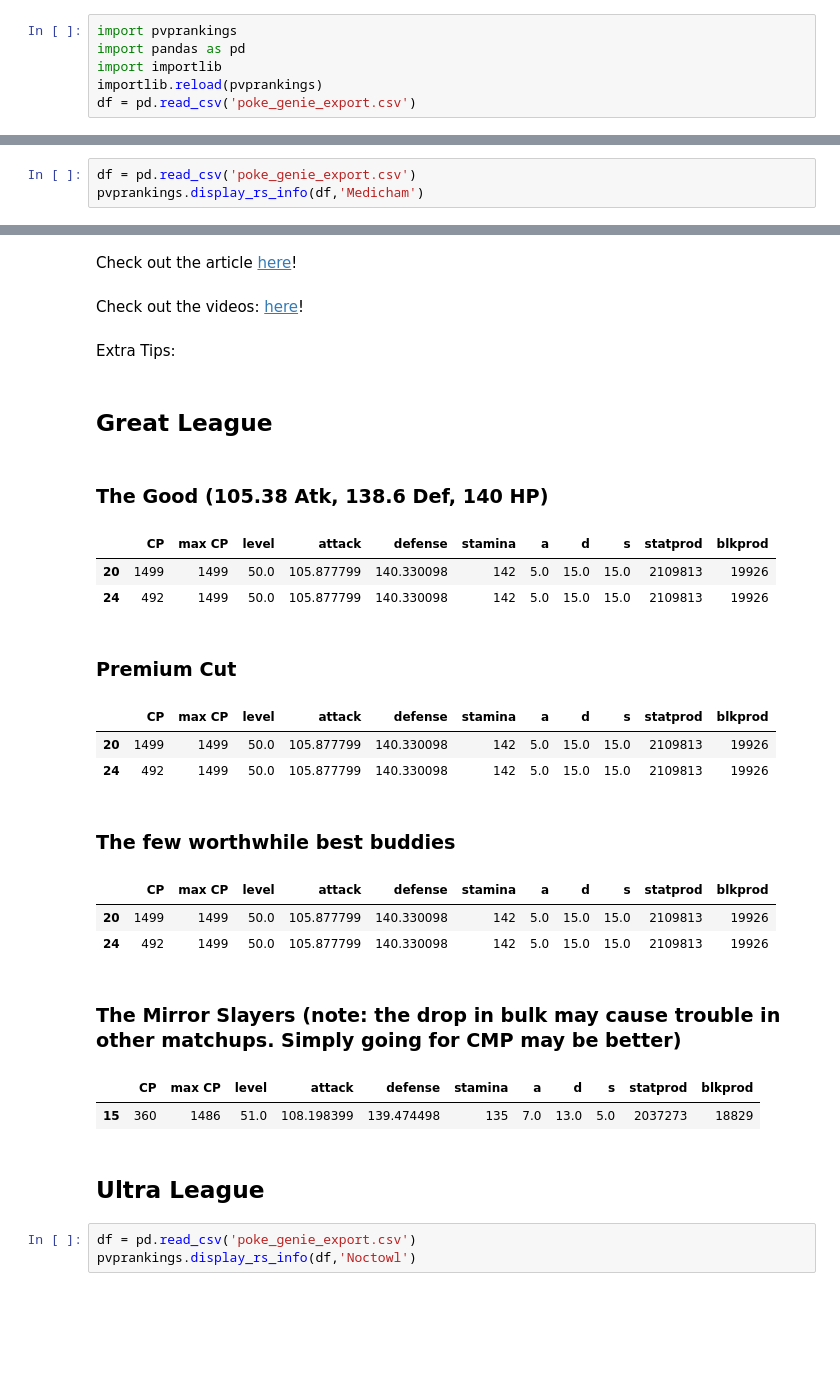
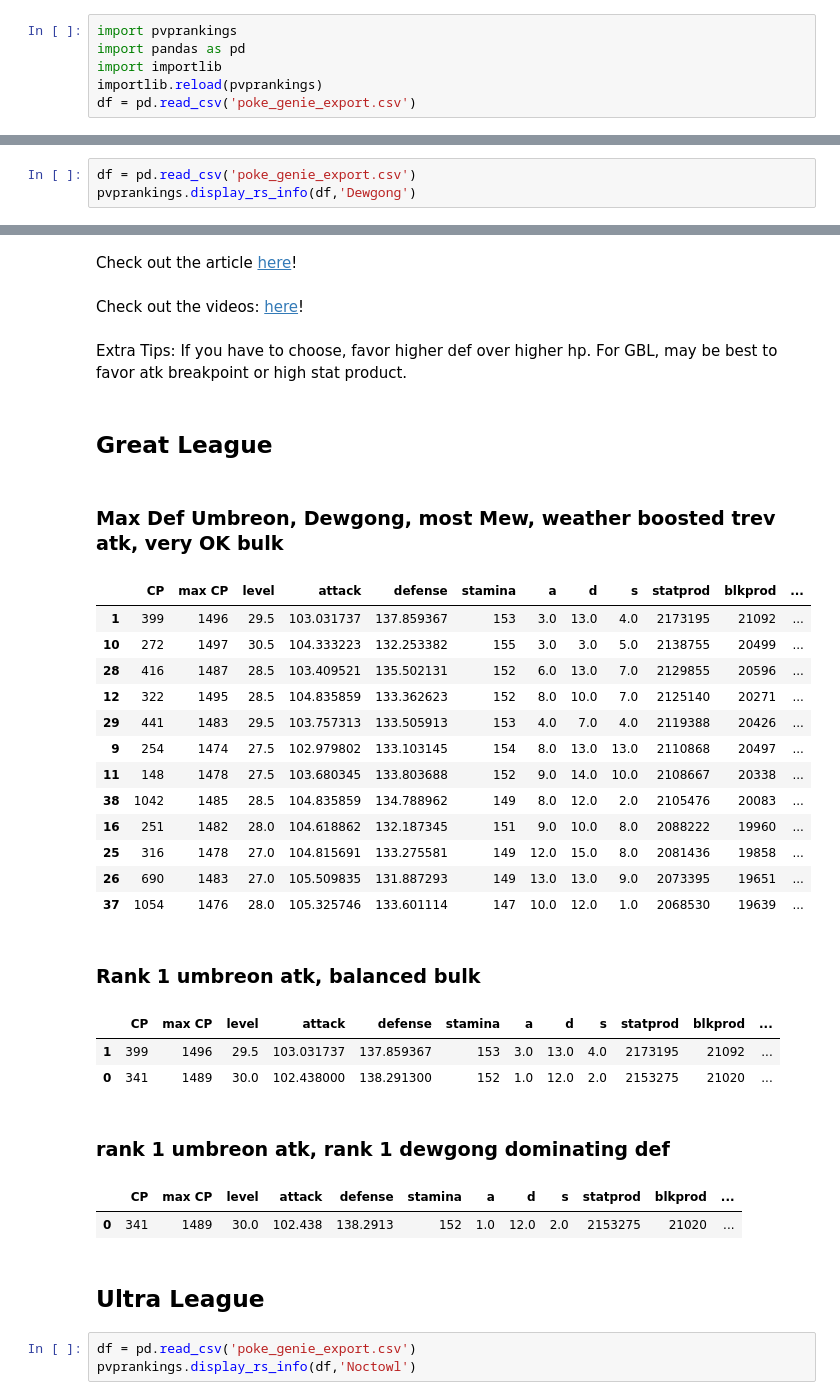
Before and after one commit to mglerner/PoGoIVChecker, a Jupyter notebook: FilterIVs.ipynb, the cells around one changed output, grey strips where cells are left out. Cells and saved outputs as stored; diff of their text form; blank space fills up the shorter version.

Commit message:
more pokemon, more work on ranking

```diff
--- a/FilterIVs.ipynb
+++ b/FilterIVs.ipynb
@@ -114,4 +110,4 @@ Extra Tips:
 # %%
 df = pd.read_csv('poke_genie_export.csv')
-pvprankings.display_rs_info(df,'Medicham')
+pvprankings.display_rs_info(df,'Dewgong')
 # %% [output]
@@ -119,23 +115,29 @@ pvprankings.display_rs_info(df,'Medicham')
-Check out the article [here](https://gamepress.gg/pokemongo/medicham-pvp-iv-deep-dive)!
+Check out the article [here](https://gamepress.gg/pokemongo/dewgong-pvp-iv-deep-dive)!
-Check out the videos: [here](https://www.youtube.com/watch?v=-ihUhkBfdok)!
+Check out the videos: [here](https://www.youtube.com/watch?v=u_eDH5HNg1M)!
-Extra Tips:
+Extra Tips: If you have to choose, favor higher def over higher hp. For GBL, may be best to favor atk breakpoint or high stat product.
 ## Great League
-### The Good (105.38 Atk, 138.6 Def, 140 HP)
+### Max Def Umbreon, Dewgong, most Mew, weather boosted trev atk, very OK bulk
-|  | CP | max CP | level | attack | defense | stamina | a | d | s | statprod | blkprod |
-| 20 | 1499 | 1499 | 50.0 | 105.877799 | 140.330098 | 142 | 5.0 | 15.0 | 15.0 | 2109813 | 19926 |
-| 24 | 492 | 1499 | 50.0 | 105.877799 | 140.330098 | 142 | 5.0 | 15.0 | 15.0 | 2109813 | 19926 |
+|  | CP | max CP | level | attack | defense | stamina | a | d | s | statprod | blkprod | ... |
+| 1 | 399 | 1496 | 29.5 | 103.031737 | 137.859367 | 153 | 3.0 | 13.0 | 4.0 | 2173195 | 21092 | ... |
+| 10 | 272 | 1497 | 30.5 | 104.333223 | 132.253382 | 155 | 3.0 | 3.0 | 5.0 | 2138755 | 20499 | ... |
+| 28 | 416 | 1487 | 28.5 | 103.409521 | 135.502131 | 152 | 6.0 | 13.0 | 7.0 | 2129855 | 20596 | ... |
+| 12 | 322 | 1495 | 28.5 | 104.835859 | 133.362623 | 152 | 8.0 | 10.0 | 7.0 | 2125140 | 20271 | ... |
+| 29 | 441 | 1483 | 29.5 | 103.757313 | 133.505913 | 153 | 4.0 | 7.0 | 4.0 | 2119388 | 20426 | ... |
+| 9 | 254 | 1474 | 27.5 | 102.979802 | 133.103145 | 154 | 8.0 | 13.0 | 13.0 | 2110868 | 20497 | ... |
+| 11 | 148 | 1478 | 27.5 | 103.680345 | 133.803688 | 152 | 9.0 | 14.0 | 10.0 | 2108667 | 20338 | ... |
+| 38 | 1042 | 1485 | 28.5 | 104.835859 | 134.788962 | 149 | 8.0 | 12.0 | 2.0 | 2105476 | 20083 | ... |
+| 16 | 251 | 1482 | 28.0 | 104.618862 | 132.187345 | 151 | 9.0 | 10.0 | 8.0 | 2088222 | 19960 | ... |
+| 25 | 316 | 1478 | 27.0 | 104.815691 | 133.275581 | 149 | 12.0 | 15.0 | 8.0 | 2081436 | 19858 | ... |
+| 26 | 690 | 1483 | 27.0 | 105.509835 | 131.887293 | 149 | 13.0 | 13.0 | 9.0 | 2073395 | 19651 | ... |
+| 37 | 1054 | 1476 | 28.0 | 105.325746 | 133.601114 | 147 | 10.0 | 12.0 | 1.0 | 2068530 | 19639 | ... |
-### Premium Cut
+### Rank 1 umbreon atk, balanced bulk
-|  | CP | max CP | level | attack | defense | stamina | a | d | s | statprod | blkprod |
-| 20 | 1499 | 1499 | 50.0 | 105.877799 | 140.330098 | 142 | 5.0 | 15.0 | 15.0 | 2109813 | 19926 |
-| 24 | 492 | 1499 | 50.0 | 105.877799 | 140.330098 | 142 | 5.0 | 15.0 | 15.0 | 2109813 | 19926 |
+|  | CP | max CP | level | attack | defense | stamina | a | d | s | statprod | blkprod | ... |
+| 1 | 399 | 1496 | 29.5 | 103.031737 | 137.859367 | 153 | 3.0 | 13.0 | 4.0 | 2173195 | 21092 | ... |
+| 0 | 341 | 1489 | 30.0 | 102.438000 | 138.291300 | 152 | 1.0 | 12.0 | 2.0 | 2153275 | 21020 | ... |
-### The few worthwhile best buddies
+### rank 1 umbreon atk, rank 1 dewgong dominating def
-|  | CP | max CP | level | attack | defense | stamina | a | d | s | statprod | blkprod |
-| 20 | 1499 | 1499 | 50.0 | 105.877799 | 140.330098 | 142 | 5.0 | 15.0 | 15.0 | 2109813 | 19926 |
-| 24 | 492 | 1499 | 50.0 | 105.877799 | 140.330098 | 142 | 5.0 | 15.0 | 15.0 | 2109813 | 19926 |
+|  | CP | max CP | level | attack | defense | stamina | a | d | s | statprod | blkprod | ... |
+| 0 | 341 | 1489 | 30.0 | 102.438 | 138.2913 | 152 | 1.0 | 12.0 | 2.0 | 2153275 | 21020 | ... |
-### The Mirror Slayers (note: the drop in bulk may cause trouble in other matchups. Simply going for CMP may be better)
+## Ultra League
-|  | CP | max CP | level | attack | defense | stamina | a | d | s | statprod | blkprod |
-| 15 | 360 | 1486 | 51.0 | 108.198399 | 139.474498 | 135 | 7.0 | 13.0 | 5.0 | 2037273 | 18829 |
-## Ultra League
 # %%
 df = pd.read_csv('poke_genie_export.csv')
 pvprankings.display_rs_info(df,'Noctowl')
```
Also changed, not shown: parts of 3 cells of this notebook, 1 other file.
